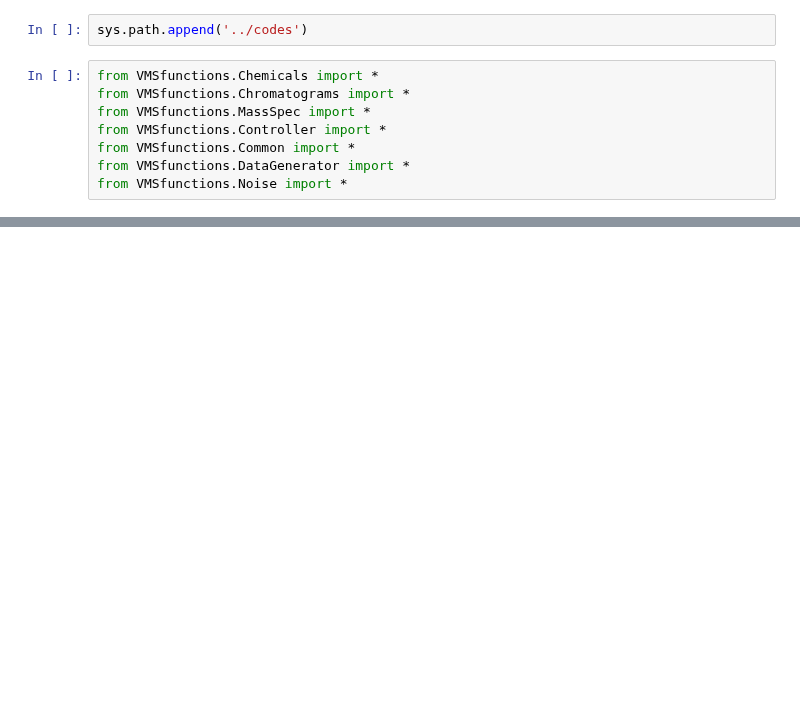
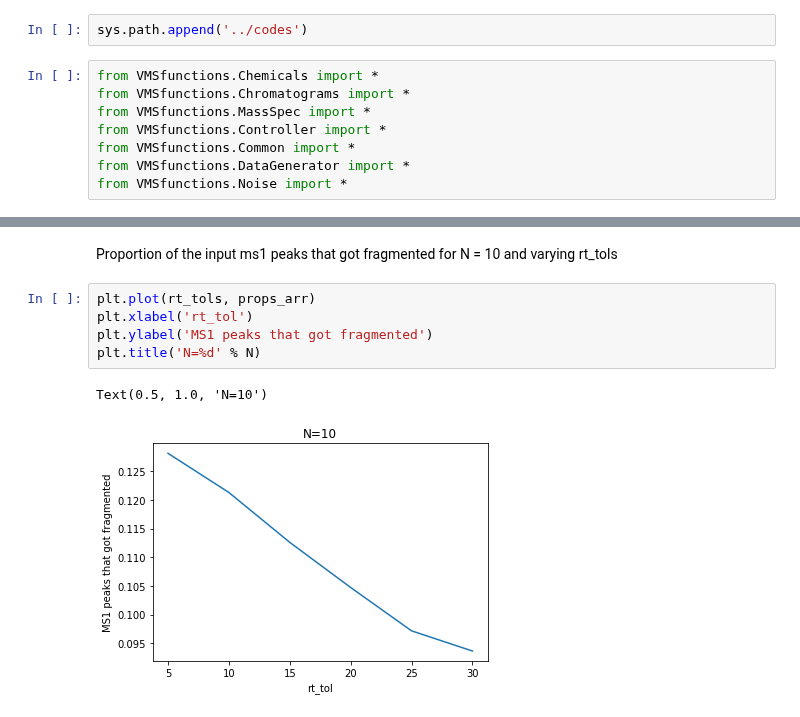
Before and after one commit to sdrogers/clms, a Jupyter notebook: Simulator/notebooks/top-N-experiments-analysis.ipynb, the cells around one changed output, grey strips where cells are left out. Saved outputs shown, nothing was run; the diff lists cells and outputs as text; blank space fills up the shorter version.

```diff
--- a/Simulator/notebooks/top-N-experiments-analysis.ipynb
+++ b/Simulator/notebooks/top-N-experiments-analysis.ipynb
@@ -61,0 +127,10 @@ most_intense = sorted_dataset[0:100]
+# %% [markdown]
+Proportion of the input ms1 peaks that got fragmented for N = 10 and varying rt_tols
+# %%
+plt.plot(rt_tols, props_arr)
+plt.xlabel('rt_tol')
+plt.ylabel('MS1 peaks that got fragmented')
+plt.title('N=%d' % N)
+# %% [output]
+Text(0.5, 1.0, 'N=10')
+[figure, added]
```
Also changed, not shown: parts of 43 cells of this notebook, 1 other file.
